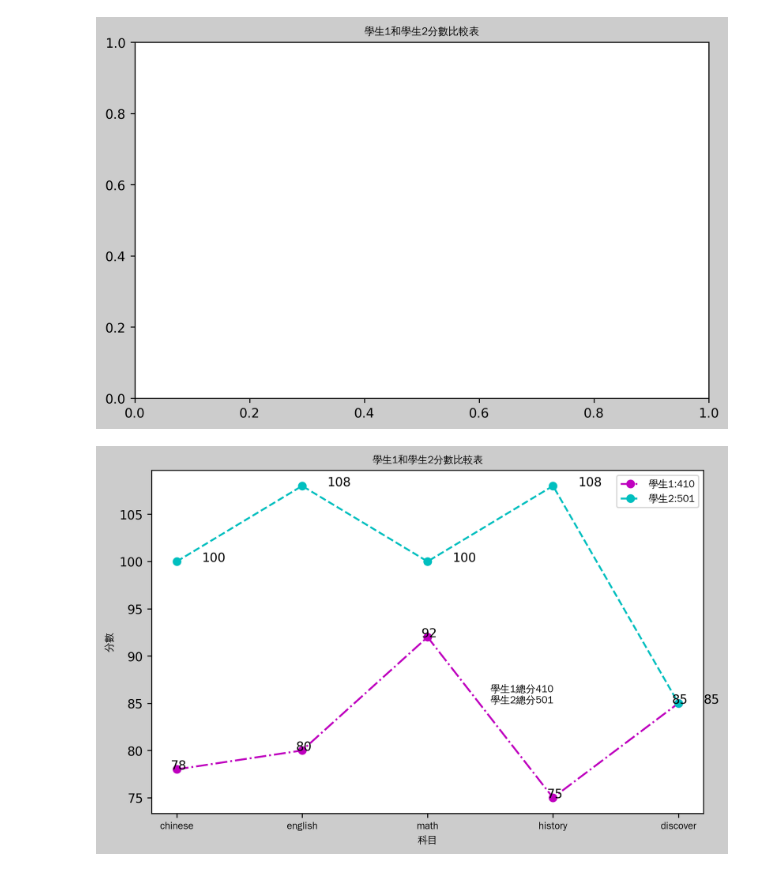
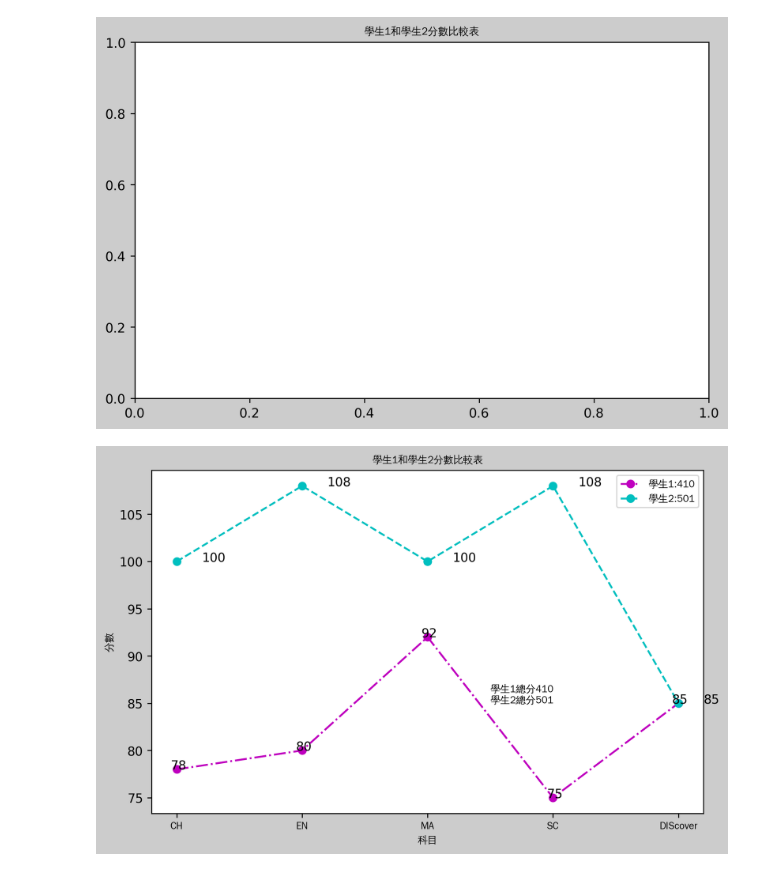
Before and after one commit to ahaing/CL_0729, a Jupyter notebook: Lec004.ipynb, the cells around one changed output. Saved outputs shown, nothing was run; the diff lists cells and outputs as text; code cells hidden in the pictures.

```diff
--- a/Lec004.ipynb
+++ b/Lec004.ipynb
@@ -72,38 +72,38 @@ font1=FontProperties(fname='/usr/share/fonts/truetype/wqy/wqy-zenhei.ttc',size=1
 #window font=FontProperties(fname=r'c:\windows\fonts\simsun.ttc',size=8)
 
 student1 = {'chinese':78, 'english':80, 'math':92, 'history':75, 'discover':85}
-student2 = {'CH':100, 'EN':108, 'MA':100,'SC':108, 'discover':85 }
+student2 = {'CH':100, 'EN':108, 'MA':100,'SC':108, 'DIScover':85 }
 
-subjects =list(student1.keys())
+subjects =list(student2.keys())
 value1 =list(student1.values())
 value2 = list(student2.values())
 
 fig = plt.figure(figsize=(8,5), dpi=250, facecolor="#cccccc")
 ax = fig.add_subplot(1,1,1)
 ax.set_title("學生1和學生2分數比較表",fontproperties=font)
 ax.set_xlabel("科目",fontproperties=font)
 ax.set_ylabel("分數",fontproperties=font)
 ax.plot(subjects,value1,'m-.o')
 ax.plot(subjects,value2,'c--o')
 ax.set_xticklabels(subjects,fontproperties=font)
 ax.legend(["學生1","學生2"],prop=font) # prop 和預期 (protperties) 的不一樣 需要google查用法
 x_locations = ax.get_xticks()
 
 for i in range(len(x_locations)):
     ax.annotate(str(value1[i]),(x_locations[i]-0.05,value1[i]))
     ax.annotate(str(value2[i]),(x_locations[i]+0.2,value2[i]))
 
 value1_total = 0
 value2_total = 0
 for score in value1:
     value1_total += score
 
 for score in value2:
     value2_total += score
 
 ax.annotate(f'學生1總分{value1_total}\n學生2總分{value2_total}',(2.5,85),fontproperties=font)
 ax.legend([f"學生1:{value1_total}",f"學生2:{value2_total}"],prop=font)
 
 plt.show()
 # %% [output]
-[figure, old version]
+[figure, new version]
```
